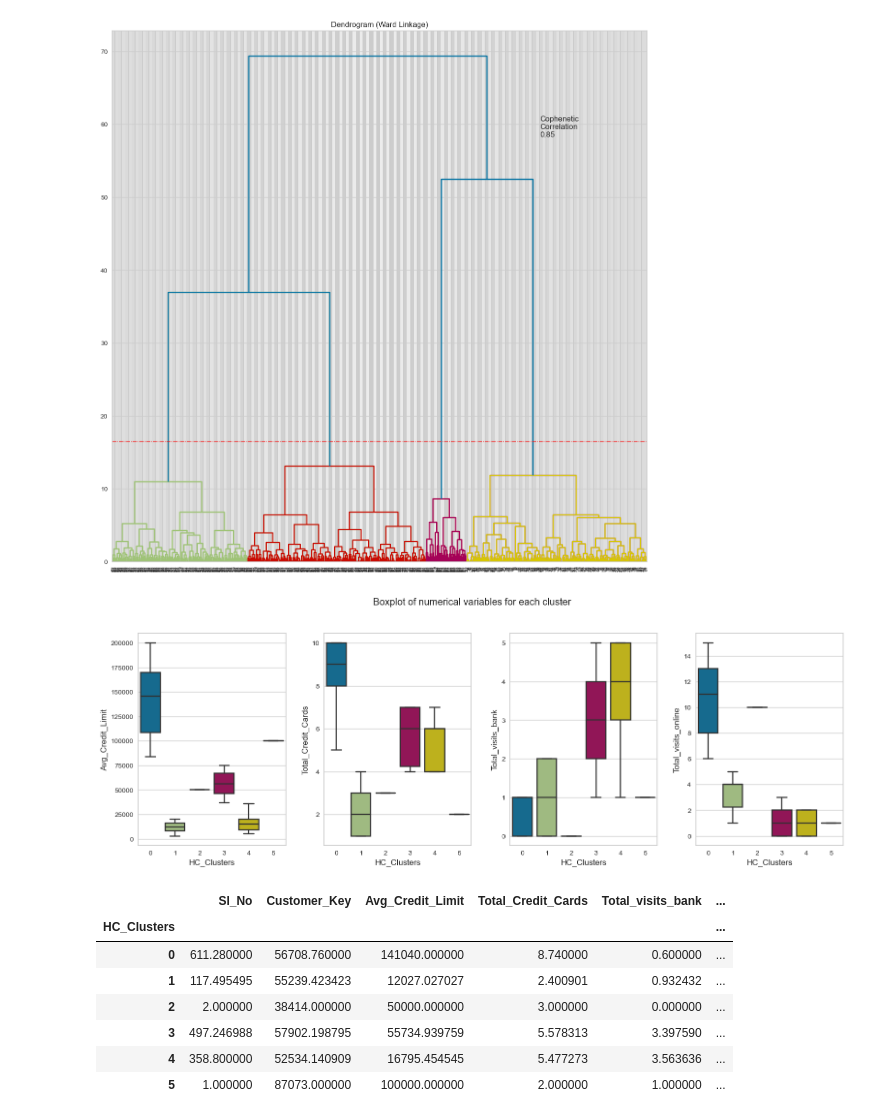
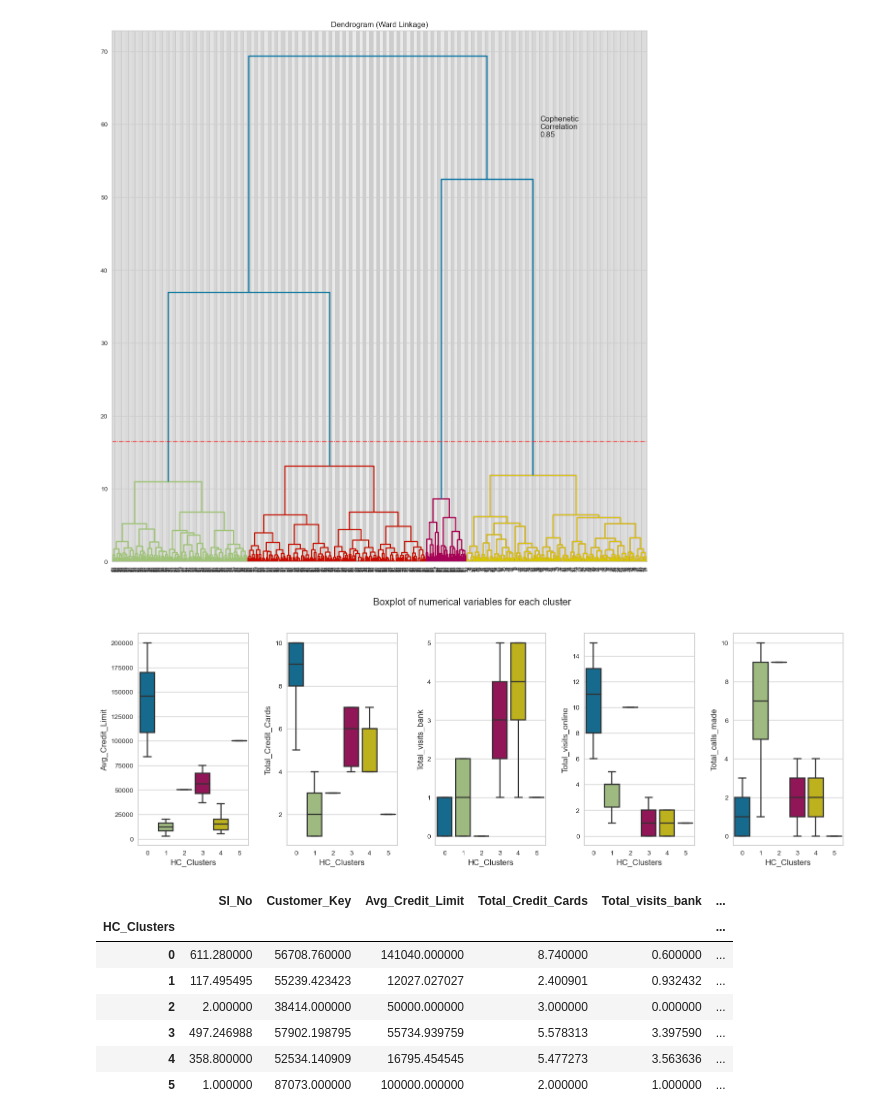
Before and after one commit to Drew75austin/Bank_Customer_Segmentation, a Jupyter notebook: Full_Code_AIML_USL_Project_CreditCardCustomerSegmentation.ipynb, the cells around one changed output. Cells and saved outputs as stored; diff of their text form; code cells hidden in the pictures.

```diff
--- a/Full_Code_AIML_USL_Project_CreditCardCustomerSegmentation.ipynb
+++ b/Full_Code_AIML_USL_Project_CreditCardCustomerSegmentation.ipynb
@@ -481,10 +552,11 @@ cluster_profile.style.highlight_max(color="lightgreen", axis=0)
 | 1 | 636.236842 | 56287.657895 | 155473.684211 | 8.763158 | 0.605263 | ... |
 | 2 | 494.072222 | 57965.327778 | 58588.888889 | 5.750000 | 3.177778 | ... |
 # %%
-fig, axes = plt.subplots(1, 4, figsize=(16, 6))
+# let's display cluster profiles
+fig, axes = plt.subplots(1, 5, figsize=(16, 6))
 fig.suptitle("Boxplot of numerical variables for each cluster")
 counter = 0
-for ii in range(4):
+for ii in range(5):
     sns.boxplot(ax=axes[ii], y=mainDf[num_col[counter]], x=mainDf["K_means_segments"])
     counter = counter + 1
 
@@ -684,16 +761,17 @@ plt.axhline(y=16.5, c="red", lw=1, linestyle="dashdot")
 <matplotlib.lines.Line2D at 0x...>
 [figure]
 # %%
-fig, axes = plt.subplots(1, 4, figsize=(16, 6))
+# plots to show clusters of Hierachal model.
+fig, axes = plt.subplots(1, 5, figsize=(16, 6))
 fig.suptitle("Boxplot of numerical variables for each cluster")
 counter = 0
-for ii in range(4):
+for ii in range(5):
     sns.boxplot(ax=axes[ii], y=mainDf[num_col[counter]], x=mainDf["HC_Clusters"])
     counter = counter + 1
 
 fig.tight_layout(pad=2.0)
 # %% [output]
-[figure, old version]
+[figure, new version]
 # %%
 # lets display cluster profile
 cluster_profile.style.highlight_max(color="lightgreen", axis=0)
```
Also changed, not shown: parts of 43 cells of this notebook.
